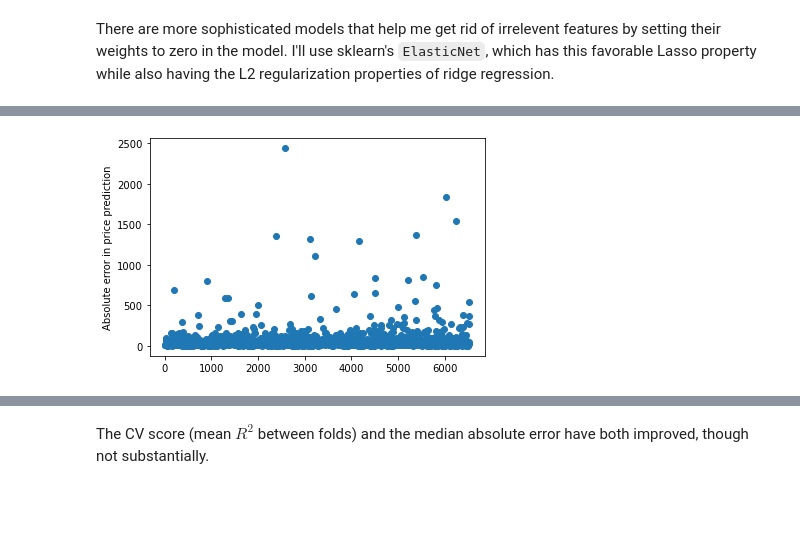
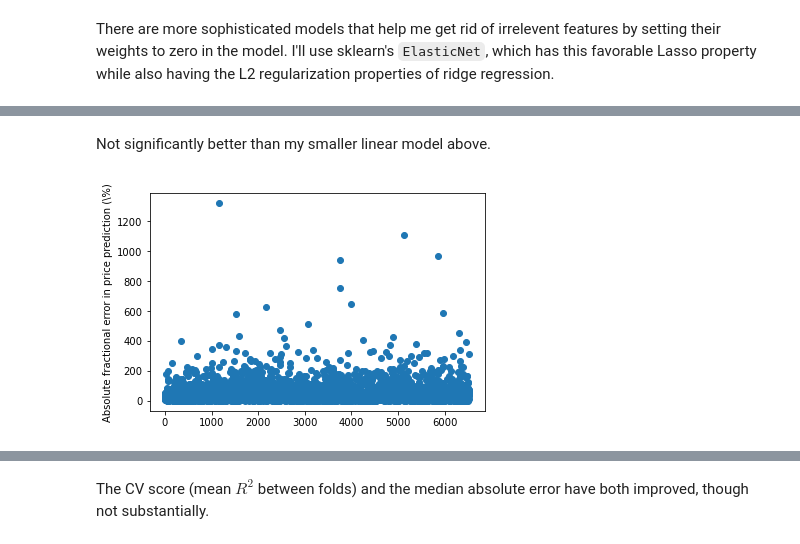
Before and after one commit to tdauer2718/airbnb-chicago, a Jupyter notebook: Chicago Airbnb analysis.ipynb, the cells around one changed output, grey strips where cells are left out. Cells and saved outputs as stored; diff of their text form; code cells hidden in the pictures; blank space fills up the shorter version.

```diff
--- a/Chicago Airbnb analysis.ipynb
+++ b/Chicago Airbnb analysis.ipynb
@@ -175,3 +194,13 @@ X = pd.get_dummies(X, drop_first=True)
+# %%
+one_hot = OneHotEncoder(dtype=np.int64, sparse=False)
+# %%
+X_onehot = pd.DataFrame(one_hot.fit_transform(X_cat),
+                        columns=one_hot.get_feature_names_out(),
+                        index = X.index)
+# %%
+X.drop(columns=cat_columns, inplace=True)
+# %%
+X = pd.concat([X, X_onehot], axis=1)
 # %% [markdown]
 I need to deal with `NA` values for the numeric columns. There's no totally ideal way to do this, but to move forward I'll impute using the mean.
 # %%
@@ -601,11 +707,13 @@ Cutoff = 0, Mean score = 32.2, Standard error = 0.4, n_features = 654
+# %% [markdown]
+Not significantly better than my smaller linear model above.
 # %%
 y_pred_E = fit_model(X_train, y_train, ElasticNet(), cutoff=0)
 # %%
-plt.plot(np.abs(y_train - y_pred_E), 'o')
-plt.ylabel('Absolute error in price prediction')
+plt.plot(100*np.abs(y_train - y_pred_E)/y_train, 'o')
+plt.ylabel('Absolute fractional error in price prediction (\%)')
 plt.show()
 # %% [output]
-[figure, old version]
+[figure, new version]
 # %%
 plt.plot(y_pred_E, 'bo')
 plt.axhline(y=0, linestyle='--')
```
Also changed, not shown: parts of 162 cells of this notebook, 7 other files.
